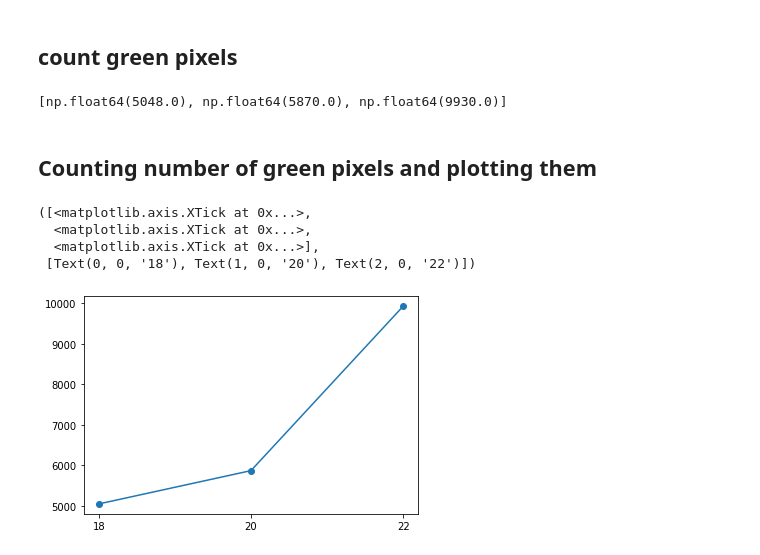
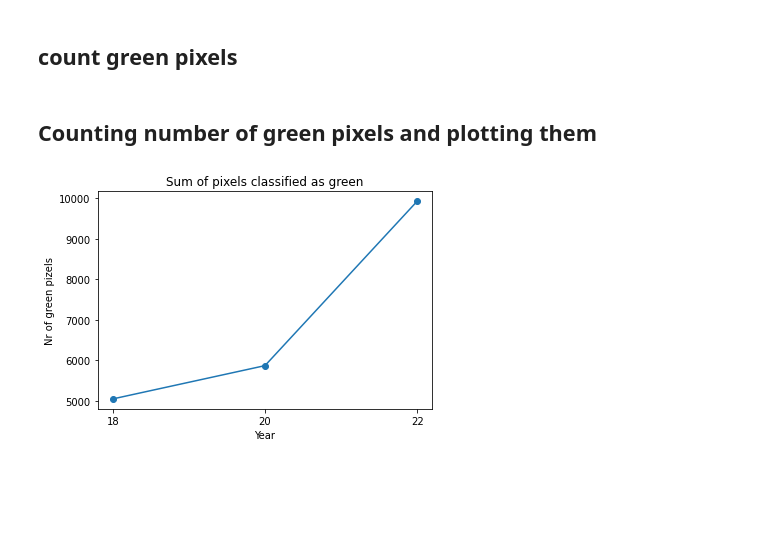
Before and after one commit to FlorianGeerken/heathland, a Jupyter notebook: strabrechtse_heide.ipynb, the cells around one changed output. Drawn from its saved outputs; the diff is of its cells as text; code cells hidden in the pictures; blank space fills up the shorter version.

```diff
--- a/test_heide.ipynb
+++ b/strabrechtse_heide.ipynb
@@ -287,18 +309,14 @@ sums = []
 for i in files:
     tot = np.nansum(i)
     sums.append(tot)
-# %%
-sums
-# %% [output]
-[np.float64(5048.0), np.float64(5870.0), np.float64(9930.0)]
 # %% [markdown]
 ## Counting number of green pixels and plotting them
 # %%
 plt.plot(sums,'o-')
+plt.title('Sum of pixels classified as green')
 plt.xticks([0,1,2], ['18', '20', '22'])
+plt.xlabel("Year")
+plt.ylabel("Nr of green pizels")
+plt.show()
 # %% [output]
-([<matplotlib.axis.XTick at 0x...>,
-  <matplotlib.axis.XTick at 0x...>,
-  <matplotlib.axis.XTick at 0x...>],
- [Text(0, 0, '18'), Text(1, 0, '20'), Text(2, 0, '22')])
-[figure, old version]
+[figure, new version]
```
Also changed, not shown: parts of 15 cells of this notebook.
